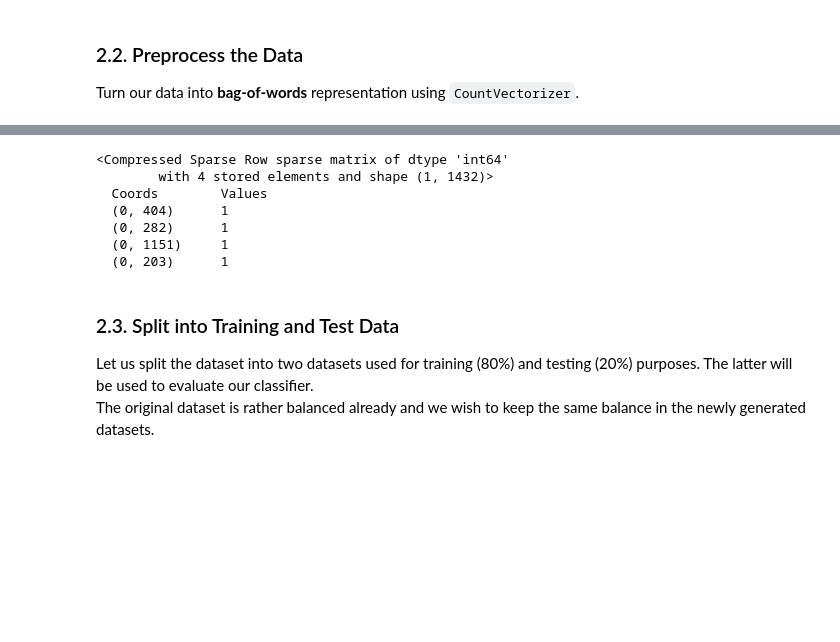
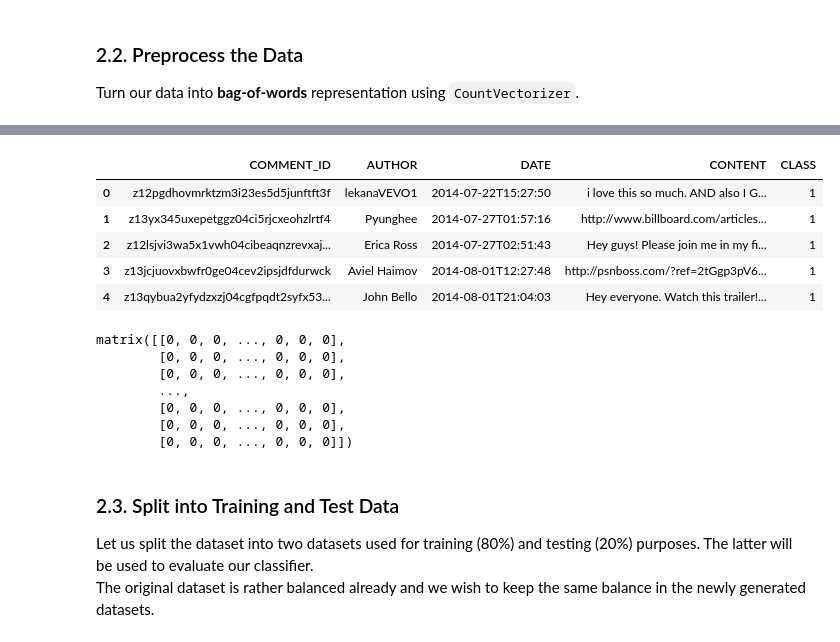
Before and after one commit to cschieberle/naive_bayes, a Jupyter notebook: youtube_spam_filter.ipynb, the cells around one changed output, grey strips where cells are left out. Cells and saved outputs as stored; diff of their text form; code cells hidden in the pictures; blank space fills up the shorter version.

```diff
--- a/youtube_spam_filter.ipynb
+++ b/youtube_spam_filter.ipynb
@@ -108,13 +123,23 @@ comments.at[1, 'CONTENT']
+# %%
+comments[comments['CLASS'] == 1].head()
+# %% [output]
+|  | COMMENT_ID | AUTHOR | DATE | CONTENT | CLASS |
+| 0 | z12pgdhovmrktzm3i23es5d5junftft3f | lekanaVEVO1 | 2014-07-22T15:27:50 | i love this so much. AND also I G... | 1 |
+| 1 | z13yx345uxepetggz04ci5rjcxeohzlrtf4 | Pyunghee | 2014-07-27T01:57:16 | http://www.billboard.com/articles... | 1 |
+| 2 | z12lsjvi3wa5x1vwh04cibeaqnzrevxaj... | Erica Ross | 2014-07-27T02:51:43 | Hey guys! Please join me in my fi... | 1 |
+| 3 | z13jcjuovxbwfr0ge04cev2ipsjdfdurwck | Aviel Haimov | 2014-08-01T12:27:48 | http://psnboss.com/?ref=2tGgp3pV6... | 1 |
+| 4 | z13qybua2yfydzxzj04cgfpqdt2syfx53... | John Bello | 2014-08-01T21:04:03 | Hey everyone. Watch this trailer!... | 1 |
 # %%
-print(X[1])
+dense_X = X.todense()
+dense_X
 # %% [output]
-<Compressed Sparse Row sparse matrix of dtype 'int64'
-        with 4 stored elements and shape (1, 1432)>
-  Coords        Values
-  (0, 404)      1
-  (0, 282)      1
-  (0, 1151)     1
-  (0, 203)      1
+matrix([[0, 0, 0, ..., 0, 0, 0],
+        [0, 0, 0, ..., 0, 0, 0],
+        [0, 0, 0, ..., 0, 0, 0],
+        ...,
+        [0, 0, 0, ..., 0, 0, 0],
+        [0, 0, 0, ..., 0, 0, 0],
+        [0, 0, 0, ..., 0, 0, 0]])
 # %% [markdown]
 ### 2.3. Split into Training and Test Data
 
```
Also changed, not shown: parts of 15 cells of this notebook.
